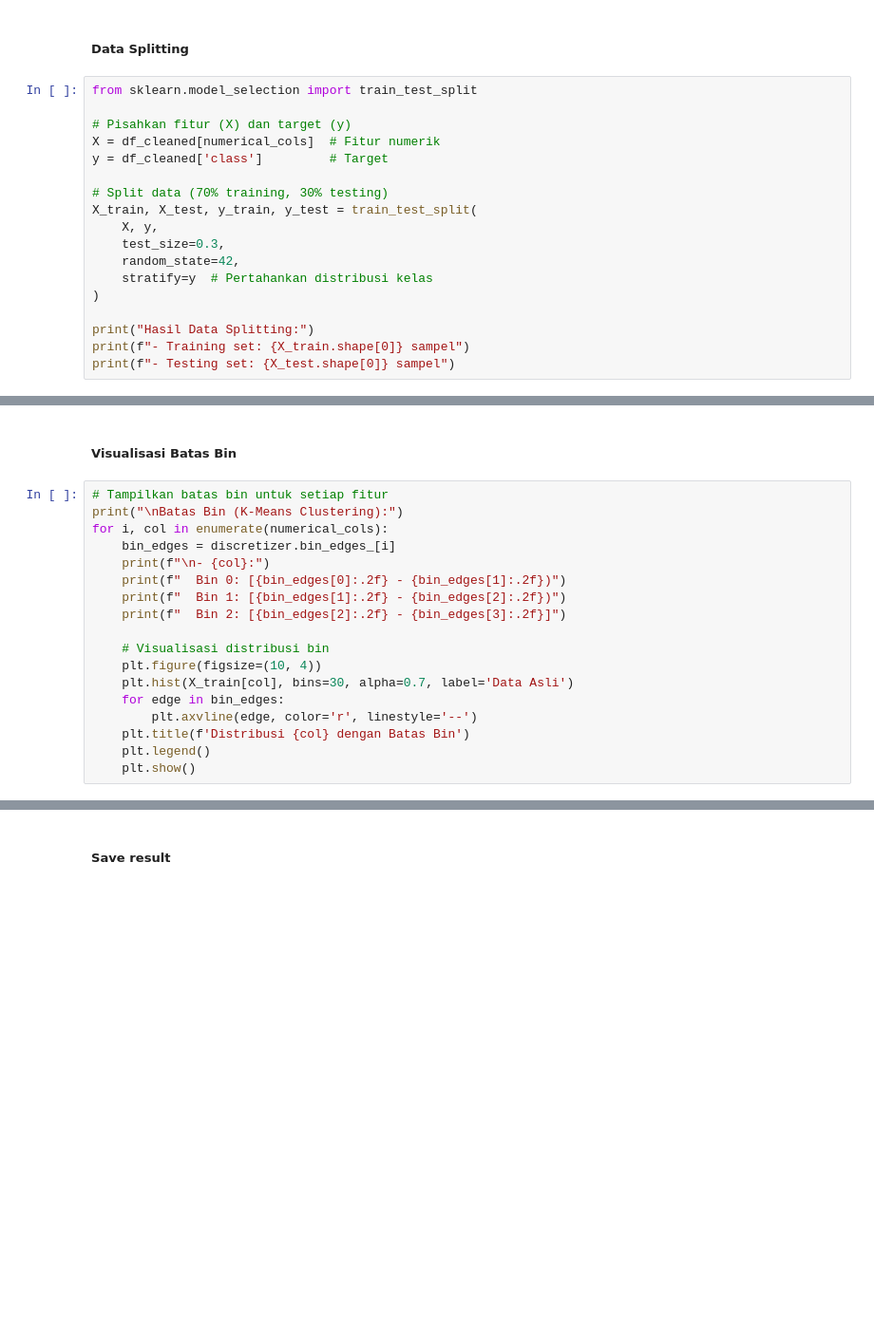
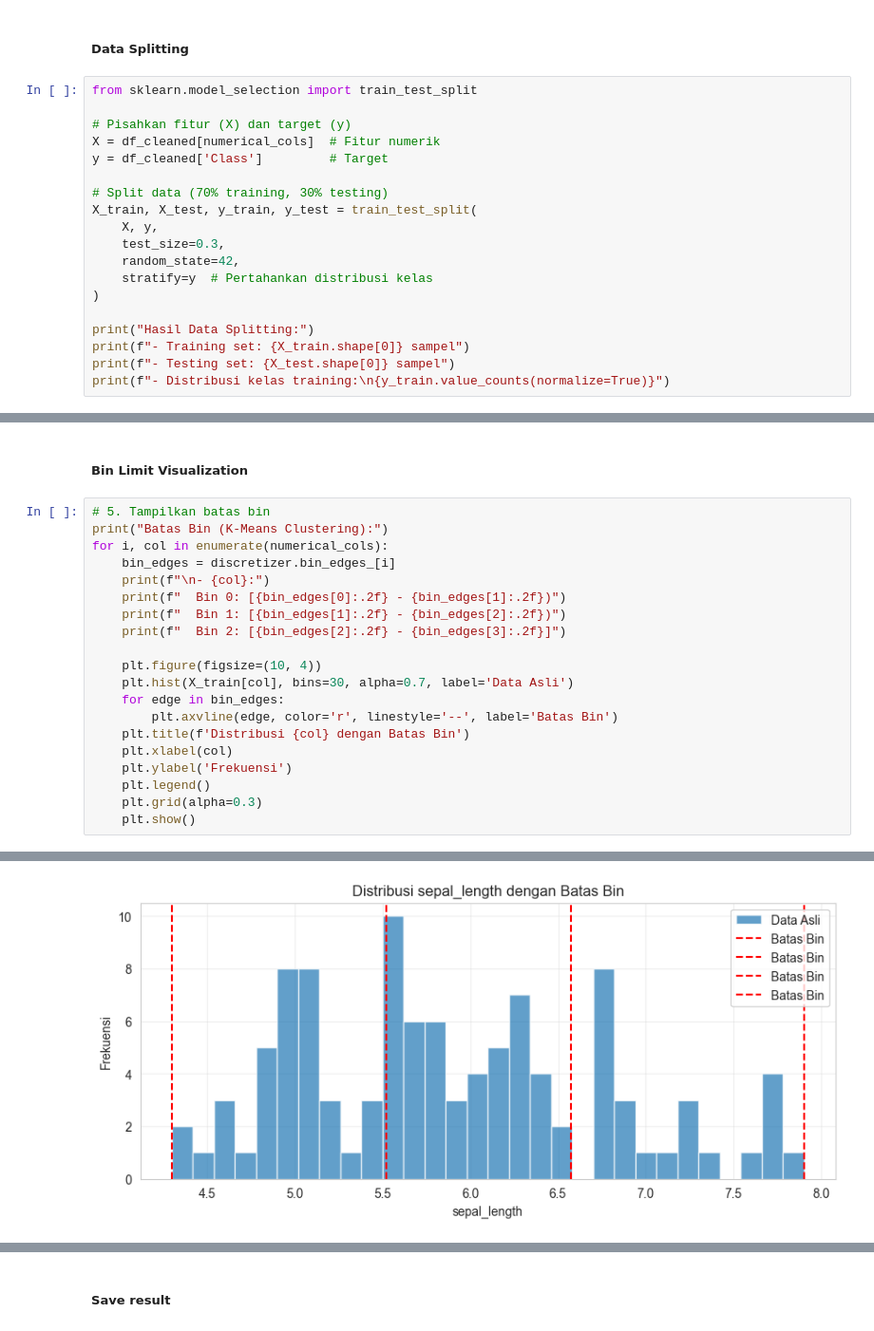
Before and after one commit to rhindottire/Data-Mining, a Jupyter notebook: pendata/Tugas8.ipynb, the cells around one changed output, grey strips where cells are left out. Shown at 95% size. Drawn from its saved outputs; the diff is of its cells as text; blank space fills up the shorter version.

```diff
--- a/pendata/Tugas8.ipynb
+++ b/pendata/Tugas8.ipynb
@@ -599,7 +813,7 @@ from sklearn.model_selection import train_test_split
 
 # Pisahkan fitur (X) dan target (y)
 X = df_cleaned[numerical_cols]  # Fitur numerik
-y = df_cleaned['class']         # Target
+y = df_cleaned['Class']         # Target
 
 # Split data (70% training, 30% testing)
 X_train, X_test, y_train, y_test = train_test_split(
@@ -612,3 +826,4 @@ X_train, X_test, y_train, y_test = train_test_split(
 print("Hasil Data Splitting:")
 print(f"- Training set: {X_train.shape[0]} sampel")
 print(f"- Testing set: {X_test.shape[0]} sampel")
+print(f"- Distribusi kelas training:\n{y_train.value_counts(normalize=True)}")
@@ -643,8 +934,8 @@ display(X_train_disc_df.head())
 # %% [markdown]
-##### Visualisasi Batas Bin
+##### Bin Limit Visualization
 # %%
-# Tampilkan batas bin untuk setiap fitur
-print("\nBatas Bin (K-Means Clustering):")
+# 5. Tampilkan batas bin
+print("Batas Bin (K-Means Clustering):")
 for i, col in enumerate(numerical_cols):
     bin_edges = discretizer.bin_edges_[i]
     print(f"\n- {col}:")
@@ -652,11 +943,14 @@ for i, col in enumerate(numerical_cols):
     print(f"  Bin 1: [{bin_edges[1]:.2f} - {bin_edges[2]:.2f})")
     print(f"  Bin 2: [{bin_edges[2]:.2f} - {bin_edges[3]:.2f}]")
 
-    # Visualisasi distribusi bin
     plt.figure(figsize=(10, 4))
     plt.hist(X_train[col], bins=30, alpha=0.7, label='Data Asli')
     for edge in bin_edges:
-        plt.axvline(edge, color='r', linestyle='--')
+        plt.axvline(edge, color='r', linestyle='--', label='Batas Bin')
     plt.title(f'Distribusi {col} dengan Batas Bin')
+    plt.xlabel(col)
+    plt.ylabel('Frekuensi')
     plt.legend()
+    plt.grid(alpha=0.3)
     plt.show()
+# %% [output]
@@ -662,0 +963 @@ for i, col in enumerate(numerical_cols):
+[figure, added]
```
Also changed, not shown: parts of 55 cells of this notebook, 10 other files.
